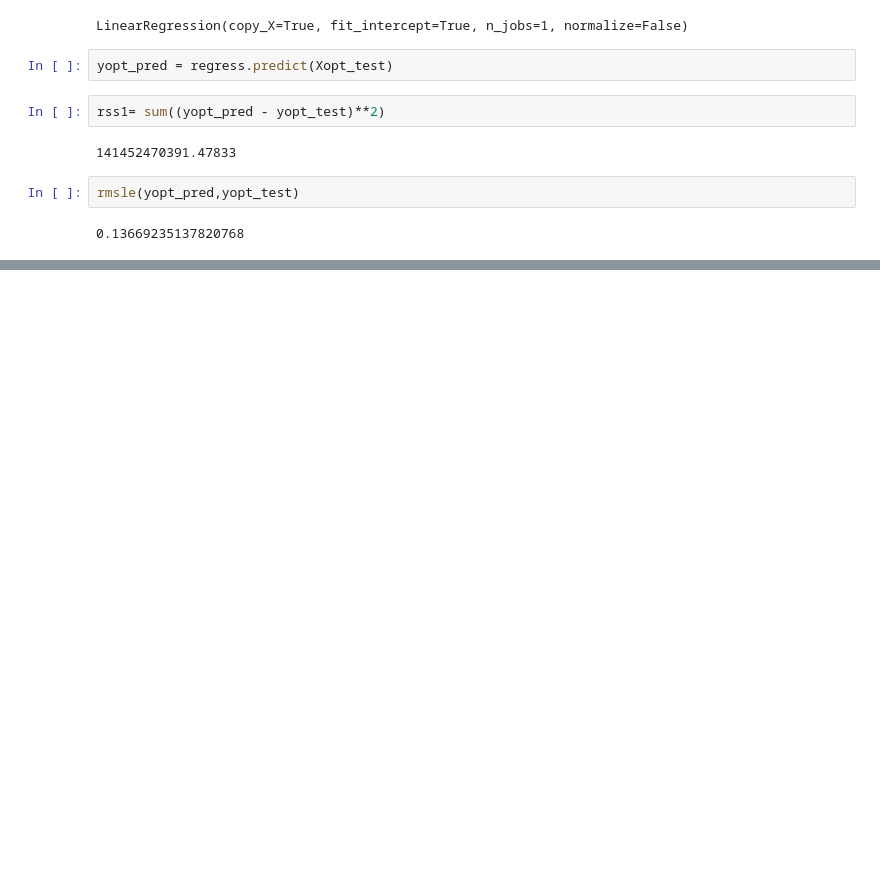
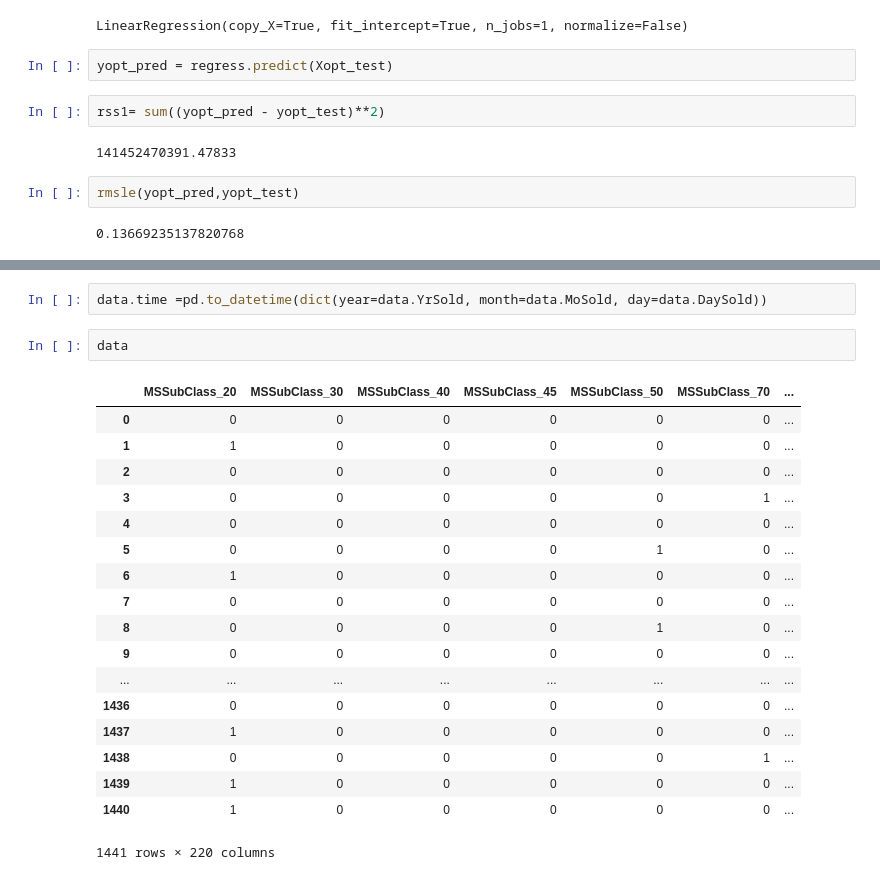
Before and after one commit to bgelly/Machine_Learning_Project_3, a Jupyter notebook: house-prices-advanced-regression-techniques/Emanuel_Backward_elim.ipynb, the cells around one changed output, grey strips where cells are left out. Saved outputs shown, nothing was run; the diff lists cells and outputs as text; blank space fills up the shorter version.

```diff
--- a/house-prices-advanced-regression-techniques/Emanuel_Backward_elim.ipynb
+++ b/house-prices-advanced-regression-techniques/Emanuel_Backward_elim.ipynb
@@ -116,0 +154,23 @@ rmsle(yopt_pred,yopt_test)
+# %%
+data.time =pd.to_datetime(dict(year=data.YrSold, month=data.MoSold, day=data.DaySold))
+# %%
+data
+# %% [output]
+|  | MSSubClass_20 | MSSubClass_30 | MSSubClass_40 | MSSubClass_45 | MSSubClass_50 | MSSubClass_70 | ... |
+| 0 | 0 | 0 | 0 | 0 | 0 | 0 | ... |
+| 1 | 1 | 0 | 0 | 0 | 0 | 0 | ... |
+| 2 | 0 | 0 | 0 | 0 | 0 | 0 | ... |
+| 3 | 0 | 0 | 0 | 0 | 0 | 1 | ... |
+| 4 | 0 | 0 | 0 | 0 | 0 | 0 | ... |
+| 5 | 0 | 0 | 0 | 0 | 1 | 0 | ... |
+| 6 | 1 | 0 | 0 | 0 | 0 | 0 | ... |
+| 7 | 0 | 0 | 0 | 0 | 0 | 0 | ... |
+| 8 | 0 | 0 | 0 | 0 | 1 | 0 | ... |
+| 9 | 0 | 0 | 0 | 0 | 0 | 0 | ... |
+| ... | ... | ... | ... | ... | ... | ... | ... |
+| 1436 | 0 | 0 | 0 | 0 | 0 | 0 | ... |
+| 1437 | 1 | 0 | 0 | 0 | 0 | 0 | ... |
+| 1438 | 0 | 0 | 0 | 0 | 0 | 1 | ... |
+| 1439 | 1 | 0 | 0 | 0 | 0 | 0 | ... |
+| 1440 | 1 | 0 | 0 | 0 | 0 | 0 | ... |
+1441 rows × 220 columns
```
Also changed, not shown: parts of 14 cells of this notebook, 5 other files.
